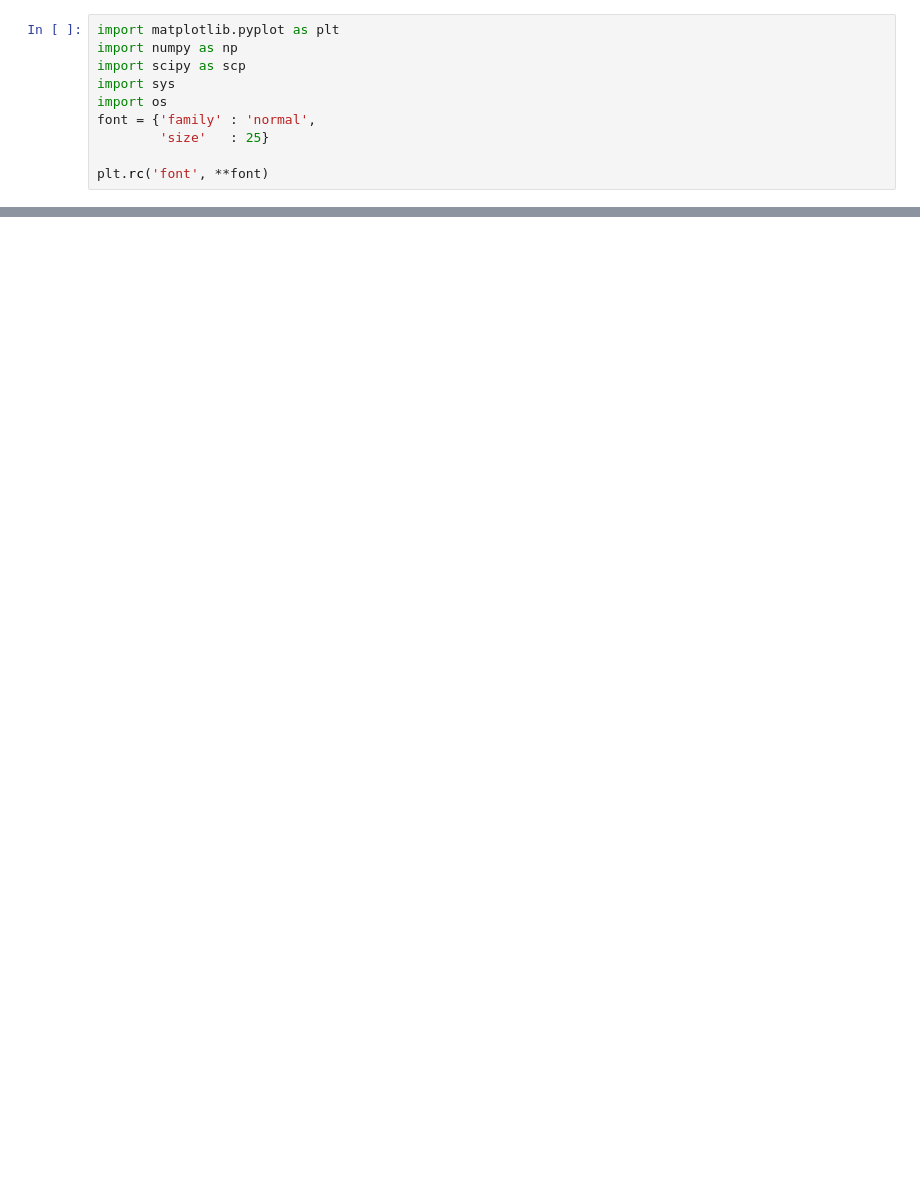
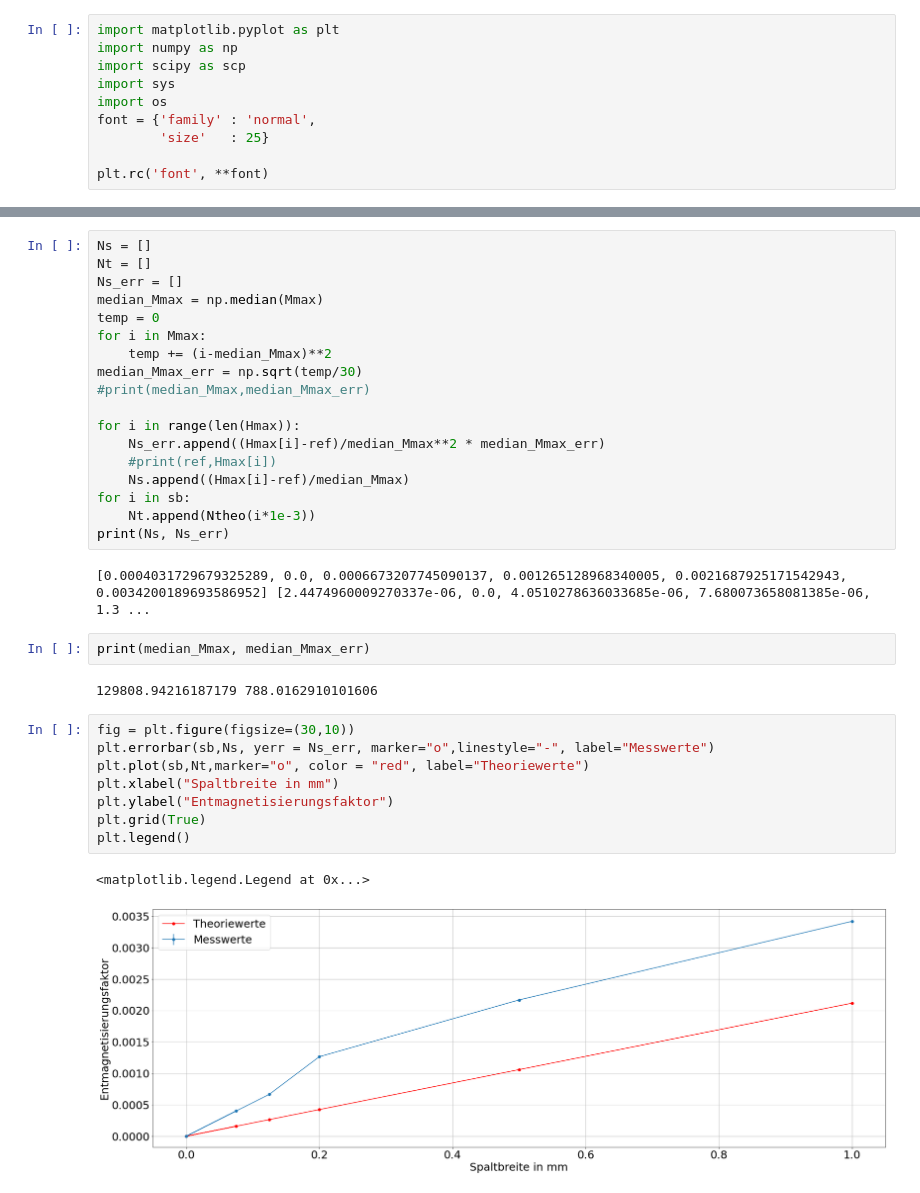
Before and after one commit to PI0nk/Praktikum-test, a Jupyter notebook: B 2.4/Measurements/Teil 4/Teil 4.ipynb, the cells around one changed output, grey strips where cells are left out. Saved outputs shown, nothing was run; the diff lists cells and outputs as text; blank space fills up the shorter version.

```diff
--- a/B 2.4/Measurements/Teil 4/Teil 4.ipynb
+++ b/B 2.4/Measurements/Teil 4/Teil 4.ipynb
@@ -174,3 +186,38 @@ Nt
+# %%
+Ns = []
+Nt = []
+Ns_err = []
+median_Mmax = np.median(Mmax)
+temp = 0
+for i in Mmax:
+    temp += (i-median_Mmax)**2
+median_Mmax_err = np.sqrt(temp/30)
+#print(median_Mmax,median_Mmax_err)
+
+for i in range(len(Hmax)):
+    Ns_err.append((Hmax[i]-ref)/median_Mmax**2 * median_Mmax_err)
+    #print(ref,Hmax[i])
+    Ns.append((Hmax[i]-ref)/median_Mmax)
+for i in sb:
+    Nt.append(Ntheo(i*1e-3))
+print(Ns, Ns_err)
+# %% [output]
+[0.0004031729679325289, 0.0, 0.0006673207745090137, 0.001265128968340005, 0.0021687925171542943, 0.0034200189693586952] [2.4474960009270337e-06, 0.0, 4.0510278636033685e-06, 7.680073658081385e-06, 1.3 ...
+# %%
+print(median_Mmax, median_Mmax_err)
+# %% [output]
+129808.94216187179 788.0162910101606
+# %%
+fig = plt.figure(figsize=(30,10))
+plt.errorbar(sb,Ns, yerr = Ns_err, marker="o",linestyle="-", label="Messwerte")
+plt.plot(sb,Nt,marker="o", color = "red", label="Theoriewerte")
+plt.xlabel("Spaltbreite in mm")
+plt.ylabel("Entmagnetisierungsfaktor")
+plt.grid(True)
+plt.legend()
+# %% [output]
+<matplotlib.legend.Legend at 0x...>
+[figure, added]
 # %%
 Ns
 # %% [output]
```
Also changed, not shown: parts of 11 cells of this notebook, 4 other files.
